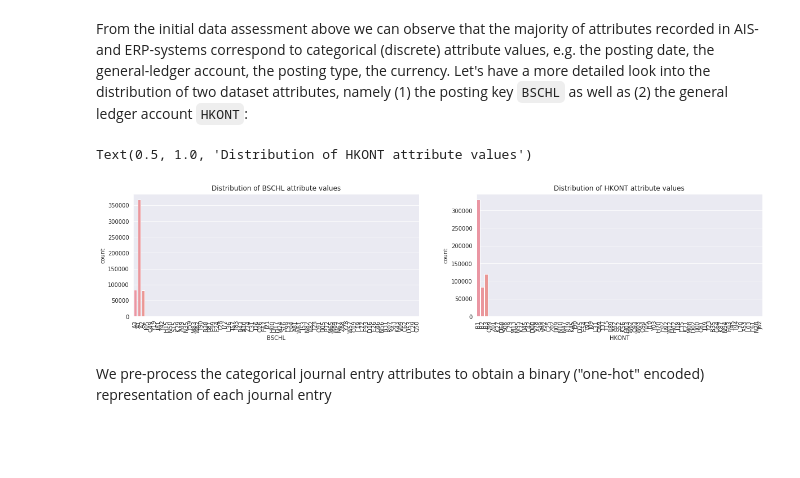
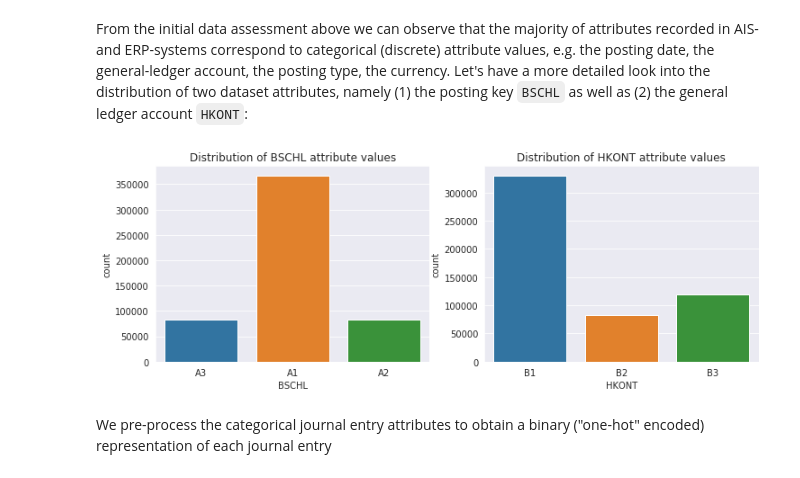
Before and after one commit to GitiHubi/deepAD, a Jupyter notebook: Ad_Autoencoder.ipynb, the cells around one changed output. Drawn from its saved outputs; the diff is of its cells as text; code cells hidden in the pictures; blank space fills up the shorter version.

```diff
--- a/Ad_Autoencoder.ipynb
+++ b/Ad_Autoencoder.ipynb
@@ -147,20 +144,19 @@ From the initial data assessment above we can observe that the majority of attri
 # %%
 # prepare to plot posting key and general ledger account side by side
 fig, ax = plt.subplots(1,2)
-fig.set_figwidth(20)
+fig.set_figwidth(12)
 
 # plot the distribution of the posting key attribute
-g = sns.countplot(x=ori_dataset['BSCHL'], ax=ax[0])
-g.set_xticklabels(g.get_xticklabels(), rotation=90)
+g = sns.countplot(x=ori_dataset.loc[label=='regular', 'BSCHL'], ax=ax[0])
+g.set_xticklabels(g.get_xticklabels(), rotation=0)
 g.set_title('Distribution of BSCHL attribute values')
 
 # plot the distribution of the general ledger account attribute
-g = sns.countplot(x=ori_dataset['HKONT'], ax=ax[1])
-g.set_xticklabels(g.get_xticklabels(), rotation=90)
-g.set_title('Distribution of HKONT attribute values')
+g = sns.countplot(x=ori_dataset.loc[label=='regular', 'HKONT'], ax=ax[1])
+g.set_xticklabels(g.get_xticklabels(), rotation=0)
+g.set_title('Distribution of HKONT attribute values');
 # %% [output]
-Text(0.5, 1.0, 'Distribution of HKONT attribute values')
-[figure, old version]
+[figure, new version]
 # %% [markdown]
 We pre-process the categorical journal entry attributes to obtain a binary ("one-hot" encoded) representation of each journal entry
 # %%
```
Also changed, not shown: parts of 52 cells of this notebook.
